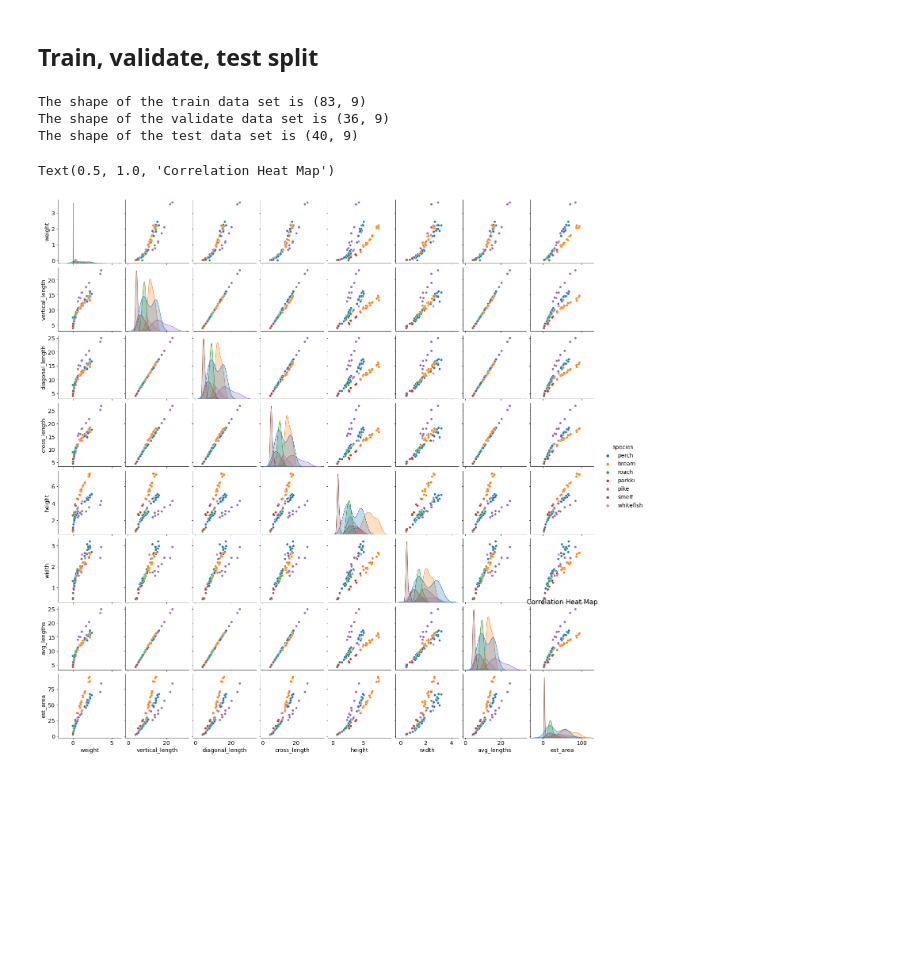
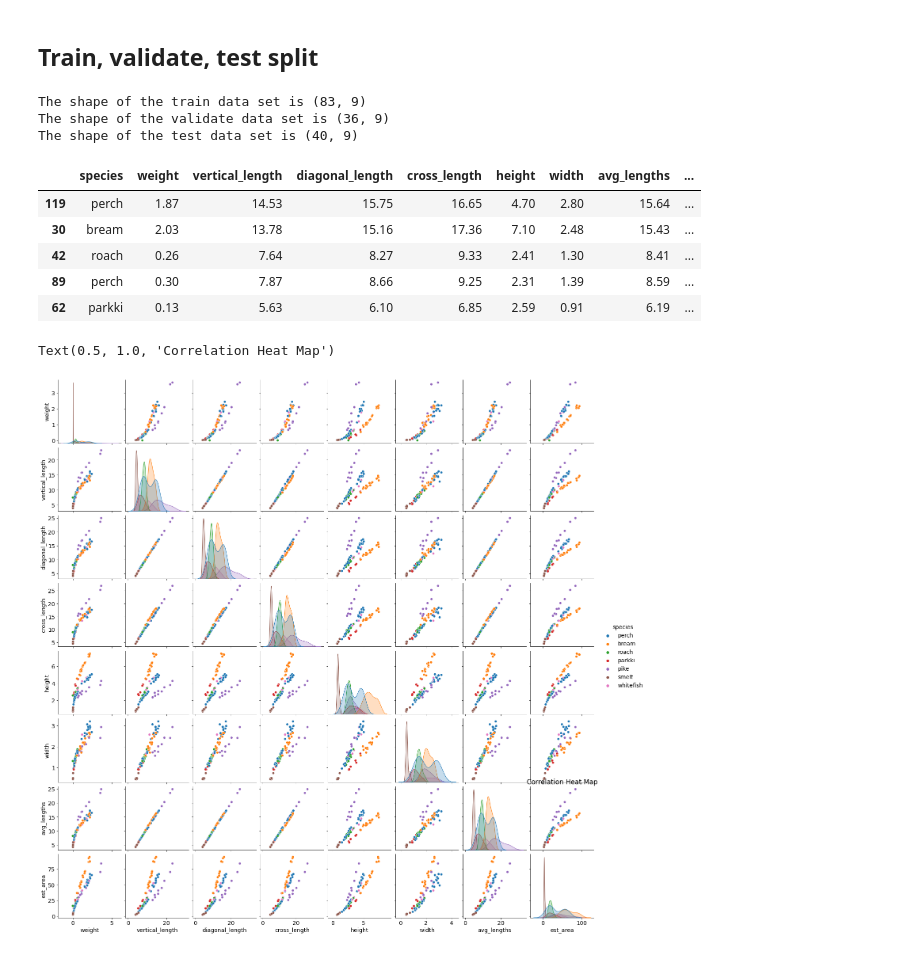
Before and after one commit to george887/estimating_fish_weights, a Jupyter notebook: project_walkthru.ipynb, the cells around one changed output. Saved outputs shown, nothing was run; the diff lists cells and outputs as text; code cells hidden in the pictures; blank space fills up the shorter version.

```diff
--- a/project_walkthru.ipynb
+++ b/project_walkthru.ipynb
@@ -228,6 +230,15 @@ train, validate, test = fish_split(df)
 The shape of the train data set is (83, 9)
 The shape of the validate data set is (36, 9)
 The shape of the test data set is (40, 9)
+# %%
+train.head()
+# %% [output]
+|  | species | weight | vertical_length | diagonal_length | cross_length | height | width | avg_lengths | ... |
+| 119 | perch | 1.87 | 14.53 | 15.75 | 16.65 | 4.70 | 2.80 | 15.64 | ... |
+| 30 | bream | 2.03 | 13.78 | 15.16 | 17.36 | 7.10 | 2.48 | 15.43 | ... |
+| 42 | roach | 0.26 | 7.64 | 8.27 | 9.33 | 2.41 | 1.30 | 8.41 | ... |
+| 89 | perch | 0.30 | 7.87 | 8.66 | 9.25 | 2.31 | 1.39 | 8.59 | ... |
+| 62 | parkki | 0.13 | 5.63 | 6.10 | 6.85 | 2.59 | 0.91 | 6.19 | ... |
 # %%
 sns.pairplot(train, kind='scatter', hue='species')
 plt.title('Correlation Heat Map')
```
Also changed, not shown: parts of 23 cells of this notebook.
